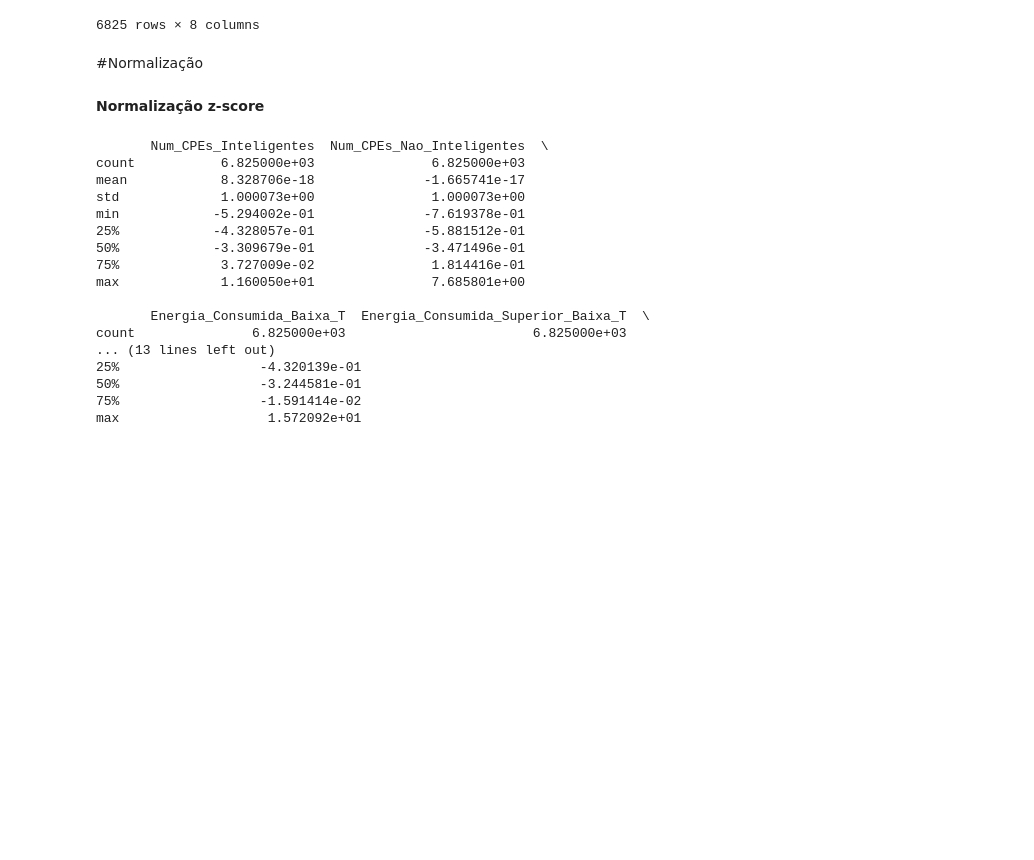
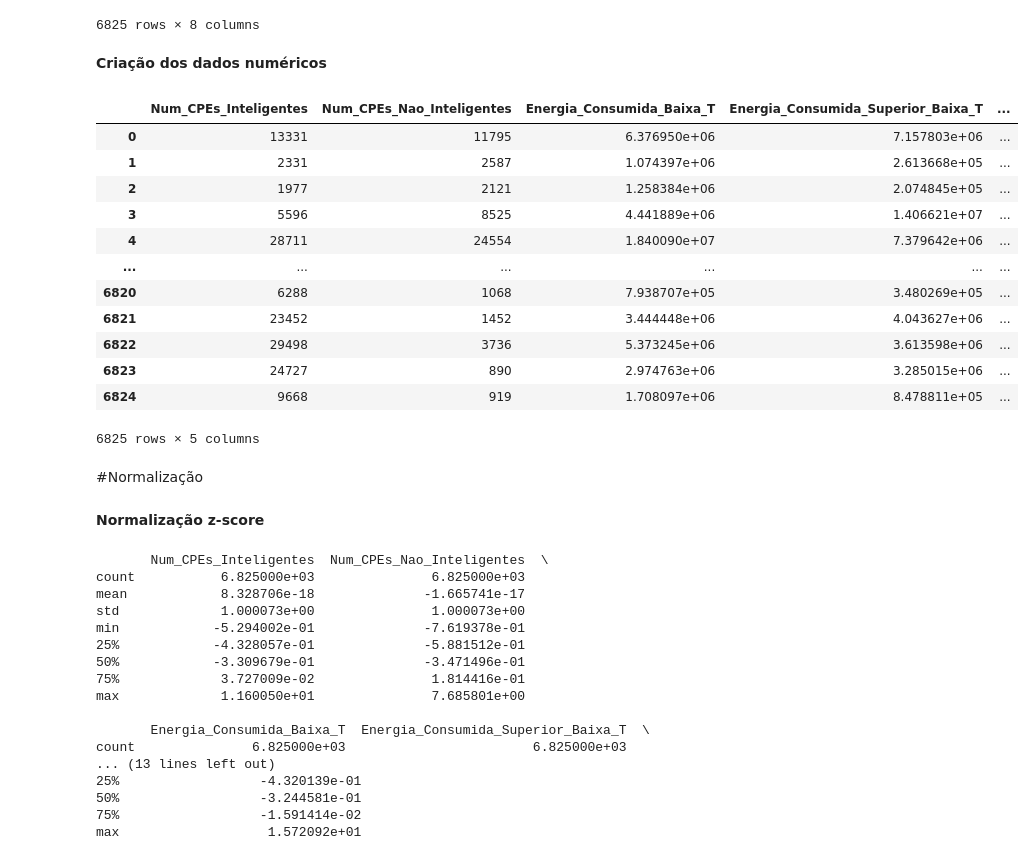
Before and after one commit to MikaZico36/DECDProject, a Jupyter notebook: DecdProject.ipynb, the cells around one changed output. Drawn from its saved outputs; the diff is of its cells as text; code cells hidden in the pictures; blank space fills up the shorter version.

```diff
--- a/DecdProject.ipynb
+++ b/DecdProject.ipynb
@@ -244,6 +244,26 @@ display(category_df)
 | 6823 | Ílhavo | Alto | Muito Baixo | Médio | Médio | ... |
 | 6824 | Óbidos | Médio | Muito Baixo | Médio | Baixo | ... |
 6825 rows × 8 columns
+# %% [markdown]
+**Criação dos dados numéricos**
+# %%
+numeric_df = merged_df.copy()
+numeric_df.drop(columns = ['Concelho', 'Ano','Mes'], inplace = True)
+display(numeric_df)
+# %% [output]
+|  | Num_CPEs_Inteligentes | Num_CPEs_Nao_Inteligentes | Energia_Consumida_Baixa_T | Energia_Consumida_Superior_Baixa_T | ... |
+| 0 | 13331 | 11795 | 6.376950e+06 | 7.157803e+06 | ... |
+| 1 | 2331 | 2587 | 1.074397e+06 | 2.613668e+05 | ... |
+| 2 | 1977 | 2121 | 1.258384e+06 | 2.074845e+05 | ... |
+| 3 | 5596 | 8525 | 4.441889e+06 | 1.406621e+07 | ... |
+| 4 | 28711 | 24554 | 1.840090e+07 | 7.379642e+06 | ... |
+| ... | ... | ... | ... | ... | ... |
+| 6820 | 6288 | 1068 | 7.938707e+05 | 3.480269e+05 | ... |
+| 6821 | 23452 | 1452 | 3.444448e+06 | 4.043627e+06 | ... |
+| 6822 | 29498 | 3736 | 5.373245e+06 | 3.613598e+06 | ... |
+| 6823 | 24727 | 890 | 2.974763e+06 | 3.285015e+06 | ... |
+| 6824 | 9668 | 919 | 1.708097e+06 | 8.478811e+05 | ... |
+6825 rows × 5 columns
 # %% [markdown]
 #Normalização
 # %% [markdown]
```
Also changed, not shown: parts of 2 cells of this notebook.
